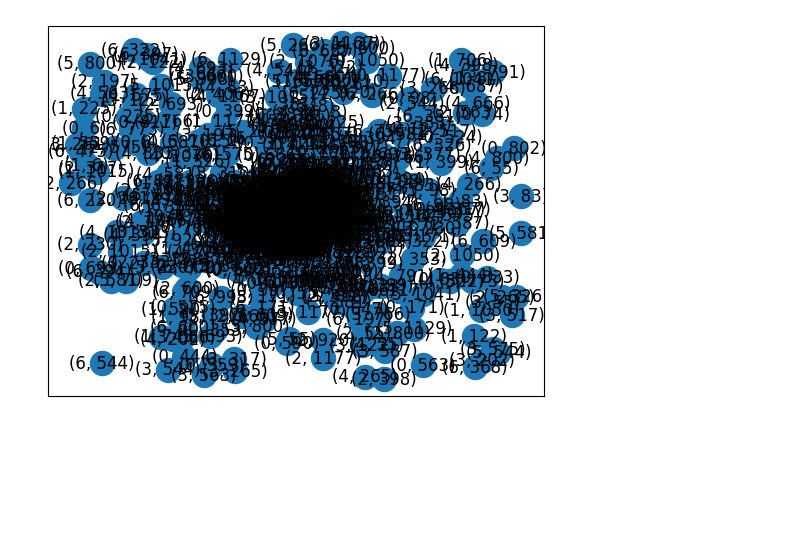
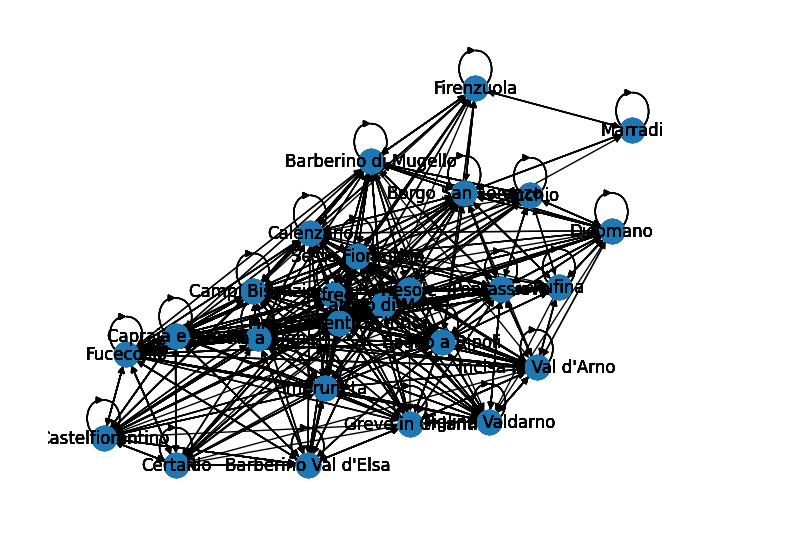
Before and after one commit to Graph-Algorithms-Lab/Travel-Diaries-Reconstruction, a Jupyter notebook: src/Drawing.ipynb, the cells around one changed output. Saved outputs shown, nothing was run; the diff lists cells and outputs as text; code cells hidden in the pictures; blank space fills up the shorter version.

```diff
--- a/src/Drawing.ipynb
+++ b/src/Drawing.ipynb
@@ -10,9 +10,15 @@ t = len(range(0, 7)) # see the shared doc about fasce orarie lookup. TODO: fix t
 
 G, parts = build_t_partite_graph_from_od_matrix(t, '../data/fs/Output Matrice Fondamentale Firenze.csv', EDGE)
 # %%
-nx.draw_networkx(G)
+pos = {}
+labels = {}
+for n_id in G.nodes():
+    n = G.nodes[n_id]
+    pos[n_id] = n['lon'], n['lat']
+    labels[n_id] = n['zone_name']
+nx.draw(G, pos=pos, labels=labels)
 # %% [output]
-[figure, old version]
+[figure, new version]
 # %%
 len(parts[0])
 # %% [output]
```
Also changed, not shown: parts of 2 cells of this notebook, 4 other files.
